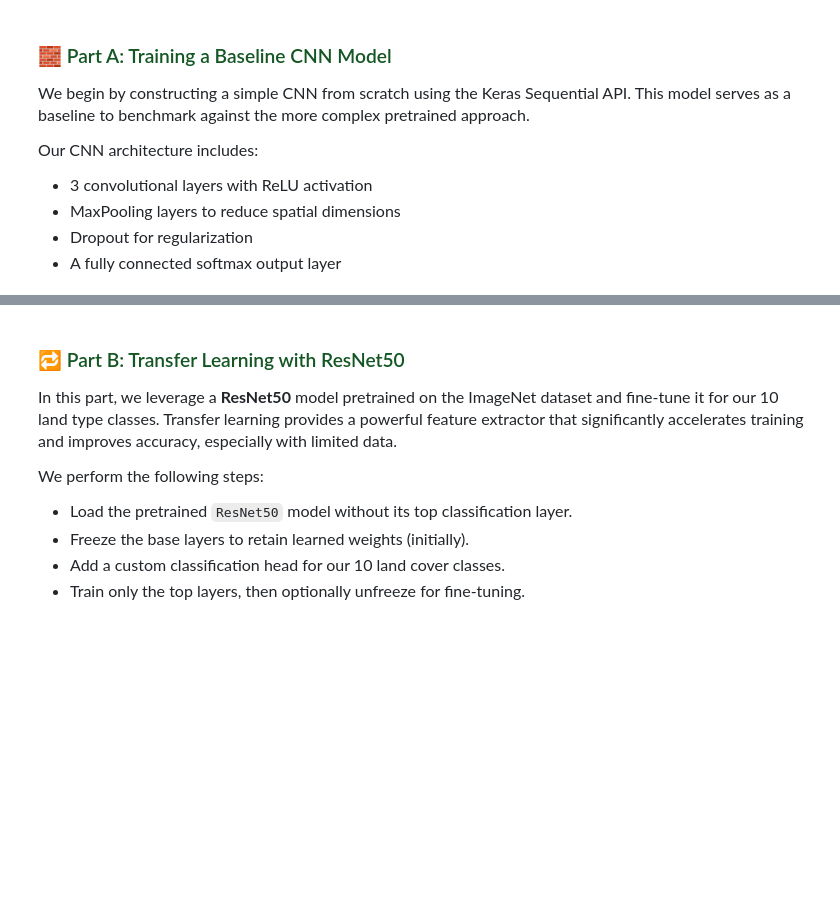
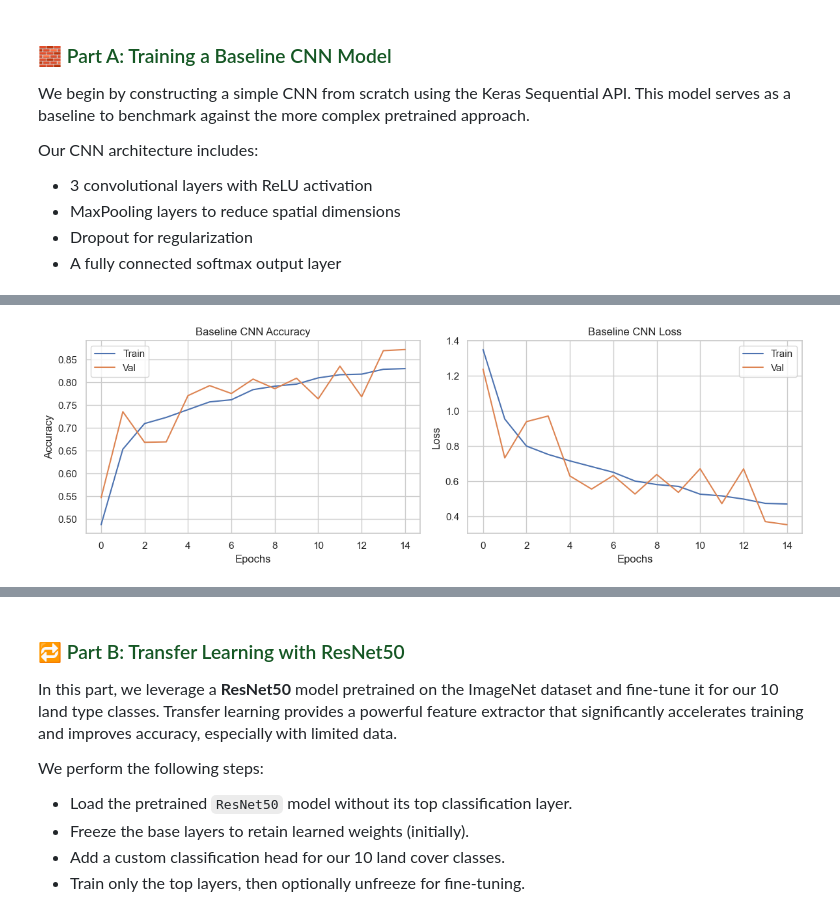
Before and after one commit to Boudy2002/LTC, a Jupyter notebook: main.ipynb, the cells around one changed output, grey strips where cells are left out. Saved outputs shown, nothing was run; the diff lists cells and outputs as text; code cells hidden in the pictures; blank space fills up the shorter version.

```diff
--- a/main.ipynb
+++ b/main.ipynb
@@ -638,3 +652,27 @@ plt.show()
 <p style="font-size:16px; color:#212529; font-family:'Segoe UI', sans-serif;">
   This dual-model approach allows us to evaluate the impact of learned feature representations vs. pretrained general features in satellite imagery classification.
 </p>
+# %%
+def plot_history(history, model_name):
+    plt.figure(figsize=(12, 4))
+
+    # Accuracy
+    plt.subplot(1, 2, 1)
+    plt.plot(history.history['accuracy'], label='Train')
+    plt.plot(history.history['val_accuracy'], label='Val')
+    plt.title(f'{model_name} Accuracy')
+    plt.xlabel('Epochs')
+    plt.ylabel('Accuracy')
+    plt.legend()
+
+    # Loss
+    plt.subplot(1, 2, 2)
+    plt.plot(history.history['loss'], label='Train')
+    plt.plot(history.history['val_loss'], label='Val')
+    plt.title(f'{model_name} Loss')
+    plt.xlabel('Epochs')
+    plt.ylabel('Loss')
+    plt.legend()
+
+    plt.tight_layout()
+    plt.show()
@@ -706,0 +803,4 @@ Epoch 15/15
+# %%
+plot_history(history_baseline,"Baseline CNN")
+# %% [output]
+[figure, added]
```
Also changed, not shown: parts of 22 cells of this notebook.
